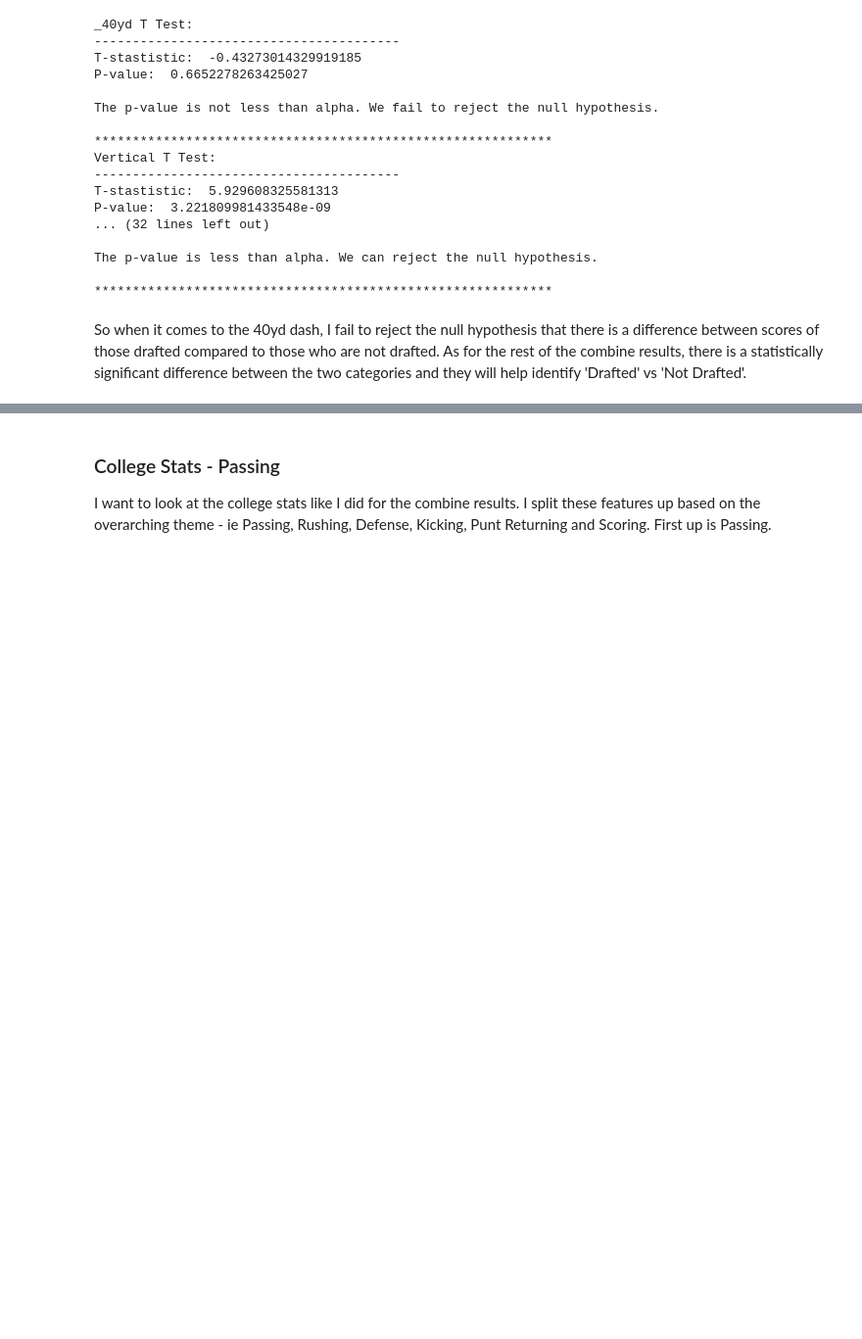
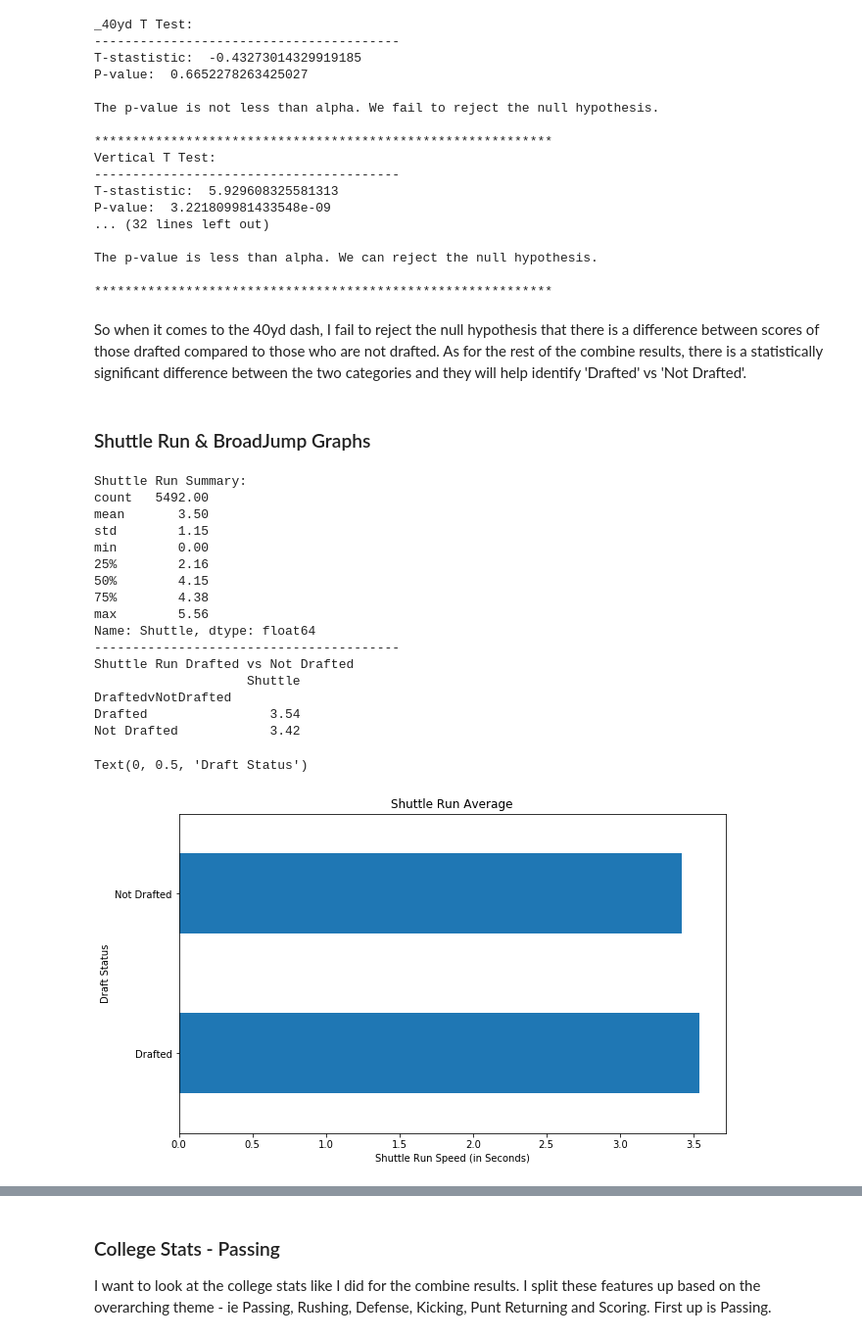
Before and after one commit to mcerow/pick_me, a Jupyter notebook: 03_EDA_&_Hypothesis_Testing.ipynb, the cells around one changed output, grey strips where cells are left out. Shown at 98% size. Drawn from its saved outputs; the diff is of its cells as text; code cells hidden in the pictures; blank space fills up the shorter version.

```diff
--- a/03_EDA_&_Hypothesis_Testing.ipynb
+++ b/03_EDA_&_Hypothesis_Testing.ipynb
@@ -541,3 +541,37 @@ The p-value is less than alpha. We can reject the null hypothesis.
 ************************************************************
 # %% [markdown]
 So when it comes to the 40yd dash, I fail to reject the null hypothesis that there is a difference between scores of those drafted compared to those who are not drafted. As for the rest of the combine results, there is a statistically significant difference between the two categories and they will help identify 'Drafted' vs 'Not Drafted'.
+# %% [markdown]
+### Shuttle Run & BroadJump Graphs
+# %%
+print('Shuttle Run Summary:')
+print(df['Shuttle'].describe())
+print('-' * 40)
+print('Shuttle Run Drafted vs Not Drafted')
+print(df[['DraftedvNotDrafted', i]].groupby(['DraftedvNotDrafted']).mean())
+
+feature_mean = df[['DraftedvNotDrafted', 'Shuttle']].groupby(['DraftedvNotDrafted']).mean()
+feature_mean.plot(kind = 'barh', stacked = False, legend = False, figsize = (10, 6))
+plt.title('Shuttle Run Average')
+plt.xticks()
+plt.xlabel('Shuttle Run Speed (in Seconds)')
+plt.ylabel('Draft Status')
+# %% [output]
+Shuttle Run Summary:
+count   5492.00
+mean       3.50
+std        1.15
+min        0.00
+25%        2.16
+50%        4.15
+75%        4.38
+max        5.56
+Name: Shuttle, dtype: float64
+----------------------------------------
+Shuttle Run Drafted vs Not Drafted
+                    Shuttle
+DraftedvNotDrafted
+Drafted                3.54
+Not Drafted            3.42
+Text(0, 0.5, 'Draft Status')
+[figure, added]
```
Also changed, not shown: parts of 1 cell of this notebook, 1 other file.
